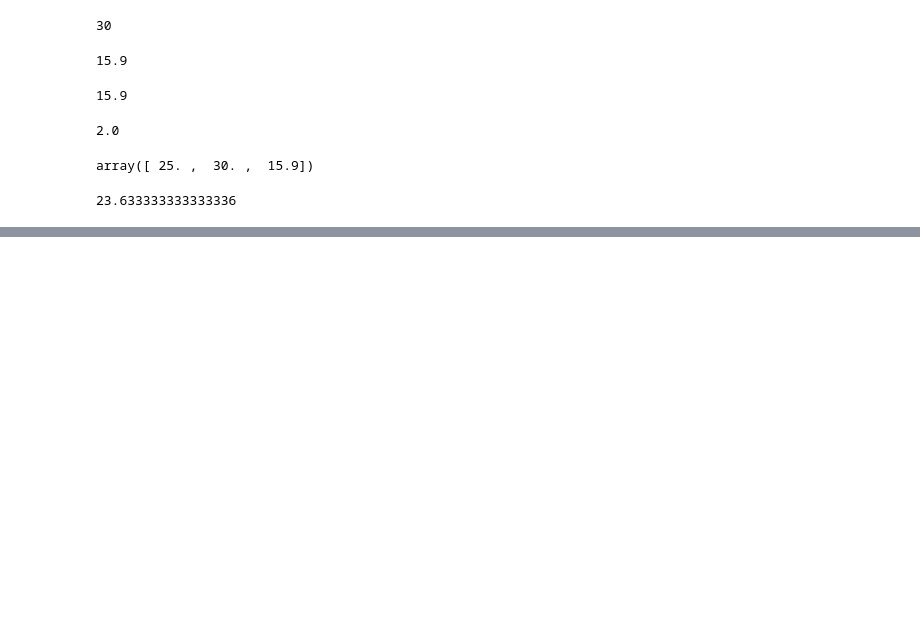
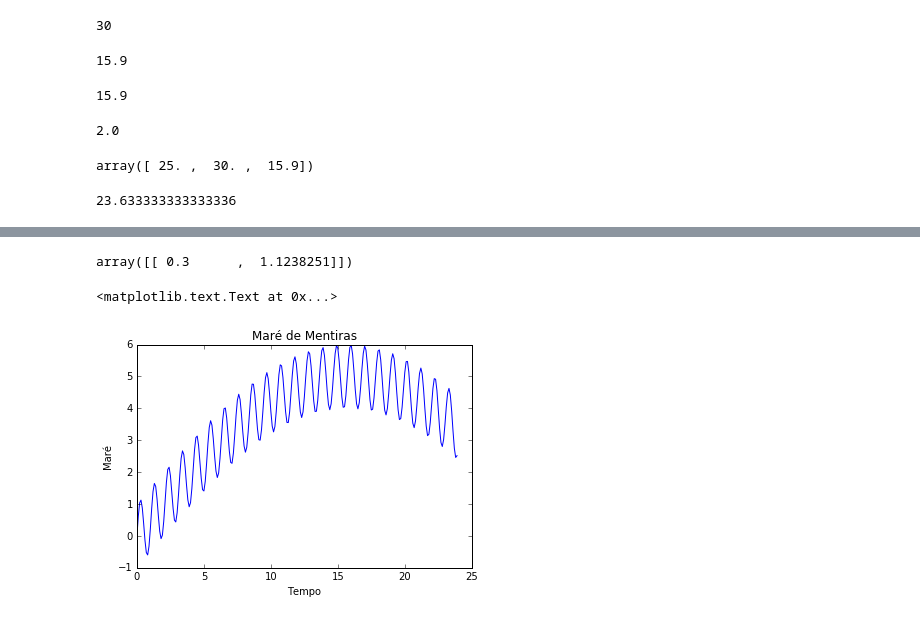
Before and after one commit to Felipe92Dias/praticaspython1, a Jupyter notebook: PraTestarapenas.ipynb, the cells around one changed output, grey strips where cells are left out. Cells and saved outputs as stored; diff of their text form; code cells hidden in the pictures; blank space fills up the shorter version.

```diff
--- a/PraTestarapenas.ipynb
+++ b/PraTestarapenas.ipynb
@@ -95,3 +95,5 @@ array([ 25. ,  30. ,  15.9])
 numpy.mean(temperaturas)
 # %% [output]
 23.633333333333336
+# %%
+dado = numpy.loadtxt('dados-de-mentira.cvs', delimiter =',')
@@ -97,0 +160,8 @@ numpy.mean(temperaturas)
+# %%
+dado[3:4]
+# %% [output]
+array([[ 0.3      ,  1.1238251]])
+# %%
+tempos = dado[:,0]
+# %%
+maré = dado[:,1]
@@ -97,0 +172,8 @@ numpy.mean(temperaturas)
+# %%
+plt.plot(tempos,maré)
+plt.xlabel('Tempo')
+plt.ylabel('Maré')
+plt.title('Maré de Mentiras')
+# %% [output]
+<matplotlib.text.Text at 0x...>
+[figure, added]
```
Also changed, not shown: parts of 4 cells of this notebook.
